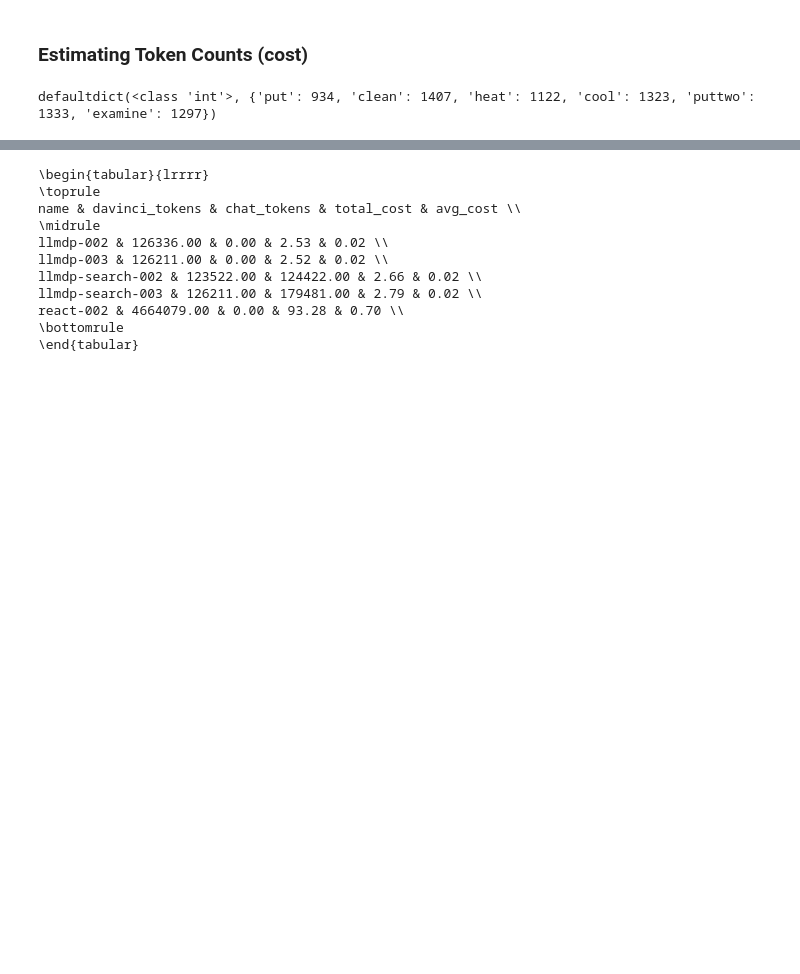
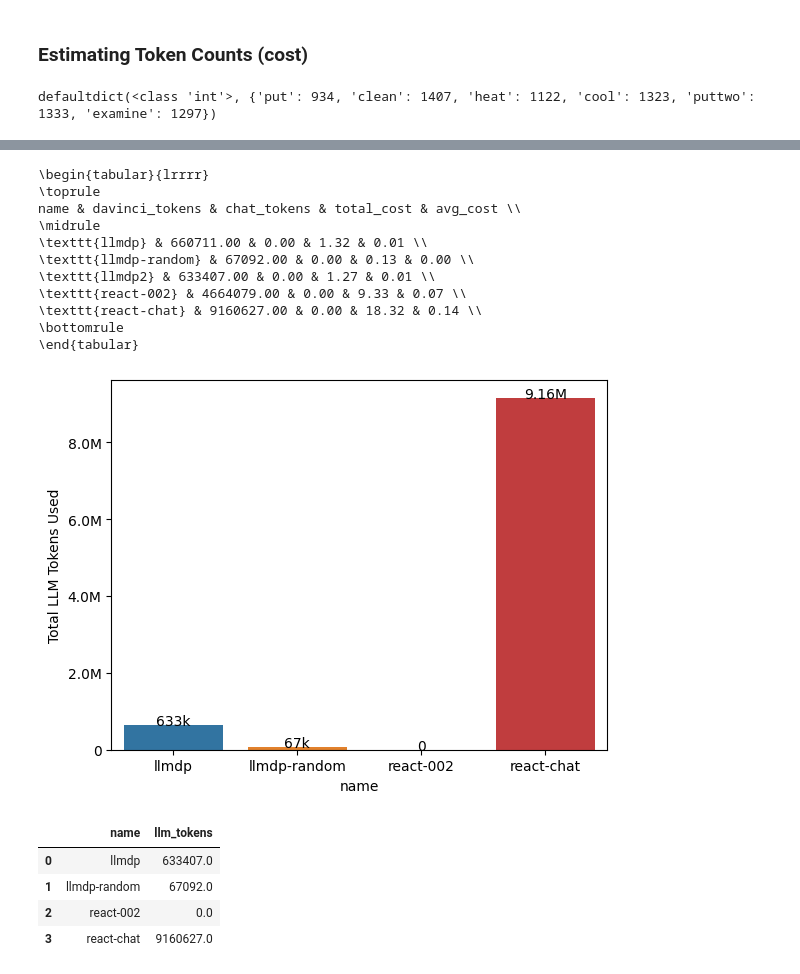
Before and after one commit to itl-ed/llm-dp, a Jupyter notebook: analysis.ipynb, the cells around one changed output, grey strips where cells are left out. Saved outputs shown, nothing was run; the diff lists cells and outputs as text; code cells hidden in the pictures; blank space fills up the shorter version.

```diff
--- a/analysis.ipynb
+++ b/analysis.ipynb
@@ -139,6 +183,6 @@ plt.ylabel("Estimated Total Cost (USD)")
 # add numerical label on top of chart
 for i, name in enumerate(order):
     c = new_df[new_df.name == name].iloc[0].cost.round(2)
-    plt.text(i, c+1, f"${c}", color='black', ha="center")
+    plt.text(i, c, f"${c}", color='black', ha="center")
 plt.show()
 # %% [output]
@@ -152,15 +196,62 @@ plt.show()
 # %%
 # generate latex table
-print(df.groupby("name").agg(davinci_tokens=("llm_tokens", "sum"), chat_tokens=("llm_chat_tokens", "sum"), total_cost=("cost", "sum"), avg_cost=("cost", "mean")).round(2).reset_index(drop=False).to_latex(index=False, float_format="%.2f"))
+tmp = df.groupby("name").agg(davinci_tokens=("llm_tokens", "sum"), chat_tokens=("llm_chat_tokens", "sum"), total_cost=("cost", "sum"), avg_cost=("cost", "mean")).round(2).reset_index(drop=False)
+tmp.name = tmp.name.apply(lambda x: "\\texttt{" + x + "}")
+print(tmp.to_latex(index=False, float_format="%.2f"))
 # %% [output]
 \begin{tabular}{lrrrr}
 \toprule
 name & davinci_tokens & chat_tokens & total_cost & avg_cost \\
 \midrule
-llmdp-002 & 126336.00 & 0.00 & 2.53 & 0.02 \\
-llmdp-003 & 126211.00 & 0.00 & 2.52 & 0.02 \\
-llmdp-search-002 & 123522.00 & 124422.00 & 2.66 & 0.02 \\
-llmdp-search-003 & 126211.00 & 179481.00 & 2.79 & 0.02 \\
-react-002 & 4664079.00 & 0.00 & 93.28 & 0.70 \\
+\texttt{llmdp} & 660711.00 & 0.00 & 1.32 & 0.01 \\
+\texttt{llmdp-random} & 67092.00 & 0.00 & 0.13 & 0.00 \\
+\texttt{llmdp2} & 633407.00 & 0.00 & 1.27 & 0.01 \\
+\texttt{react-002} & 4664079.00 & 0.00 & 9.33 & 0.07 \\
+\texttt{react-chat} & 9160627.00 & 0.00 & 18.32 & 0.14 \\
 \bottomrule
 \end{tabular}
+# %%
+import matplotlib.pyplot as plt
+from matplotlib.ticker import FuncFormatter
+
+def format_y_ticks(value, _):
+
+    if value >= 1_000_000:
+        r = (value % 1_000_000)/10000
+        return f"{int(value/1_000_000)}.{int(r)}M"
+    elif value >= 1_000:
+        return f"{int(value/1_000)}k"
+    else:
+        return int(value)
+
+# chart: sum of tokens
+sns.barplot(y="llm_tokens",
+            x="name",
+            estimator=sum,
+            data=df.groupby("name").sum()["llm_tokens"].reset_index(),
+            order=order
+            )
+plt.ylabel("Total LLM Tokens Used")
+
+new_df = df.groupby("name").sum()["llm_tokens"].reset_index()
+for i, name in enumerate(order):
+    y = new_df[new_df.name == name].iloc[0].llm_tokens
+    c = format_y_ticks(y, None)
+    plt.text(i, y, f"{c}", color='black', ha="center")
+# plt.show()
+
+
+ax = plt.gca()
+ax.yaxis.set_major_formatter(FuncFormatter(format_y_ticks))
+plt.show()
+
+df.groupby("name").sum()["llm_tokens"].reset_index()
+
+# .to_latex(index=False, float_format="%.2f")
+# %% [output]
+[figure, added]
+|  | name | llm_tokens |
+| 0 | llmdp | 633407.0 |
+| 1 | llmdp-random | 67092.0 |
+| 2 | react-002 | 0.0 |
+| 3 | react-chat | 9160627.0 |
```
Also changed, not shown: parts of 11 cells of this notebook, 5 other files.
